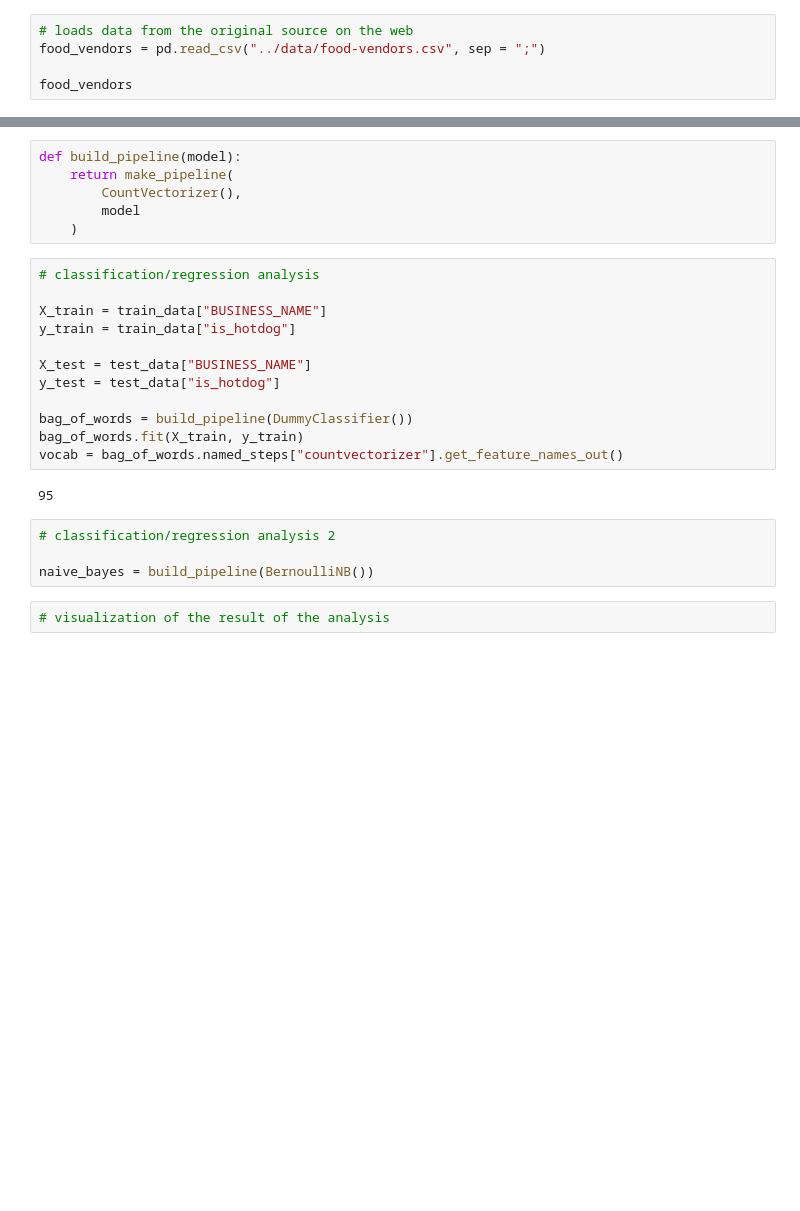
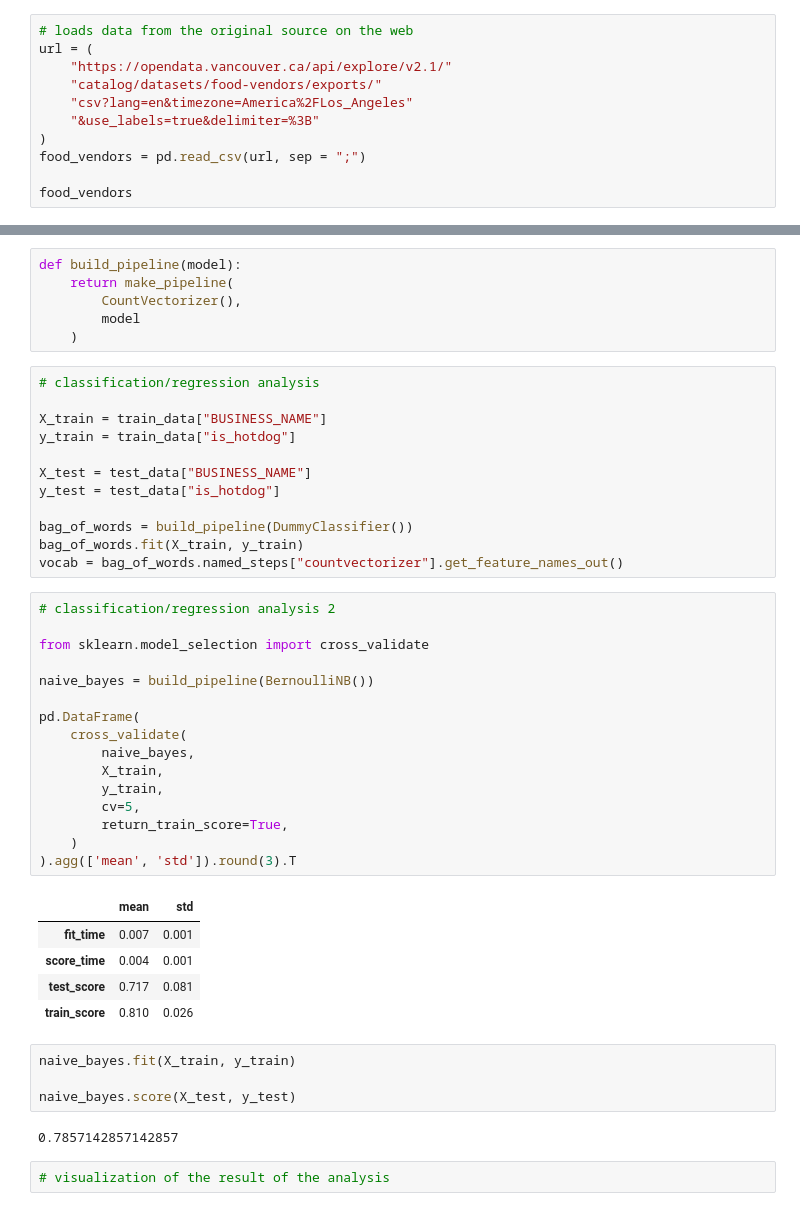
Before and after one commit to jentsang/hotdog-predictor, a Jupyter notebook: notebooks/dog_or_not.ipynb, the cells around one changed output, grey strips where cells are left out. Drawn from its saved outputs; the diff is of its cells as text; blank space fills up the shorter version.

Commit message:
Carried out naive-Bayes

```diff
--- a/notebooks/dog_or_not.ipynb
+++ b/notebooks/dog_or_not.ipynb
@@ -44,7 +44,13 @@ Here is the summary of our project...
 - note: all tables and figure should have a figure/table number and a legend
 # %%
 # loads data from the original source on the web
-food_vendors = pd.read_csv("../data/food-vendors.csv", sep = ";")
+url = (
+    "https://opendata.vancouver.ca/api/explore/v2.1/"
+    "catalog/datasets/food-vendors/exports/"
+    "csv?lang=en&timezone=America%2FLos_Angeles"
+    "&use_labels=true&delimiter=%3B"
+)
+food_vendors = pd.read_csv(url, sep = ";")
 
 food_vendors
 # %% [output]
@@ -126,12 +130,34 @@ y_test = test_data["is_hotdog"]
 bag_of_words = build_pipeline(DummyClassifier())
 bag_of_words.fit(X_train, y_train)
 vocab = bag_of_words.named_steps["countvectorizer"].get_feature_names_out()
-# %% [output]
-95
 # %%
 # classification/regression analysis 2
 
+from sklearn.model_selection import cross_validate
+
 naive_bayes = build_pipeline(BernoulliNB())
+
+pd.DataFrame(
+    cross_validate(
+        naive_bayes,
+        X_train,
+        y_train,
+        cv=5,
+        return_train_score=True,
+    )
+).agg(['mean', 'std']).round(3).T
+# %% [output]
+|  | mean | std |
+| fit_time | 0.007 | 0.001 |
+| score_time | 0.004 | 0.001 |
+| test_score | 0.717 | 0.081 |
+| train_score | 0.810 | 0.026 |
+# %%
+naive_bayes.fit(X_train, y_train)
+
+naive_bayes.score(X_test, y_test)
+# %% [output]
+0.7857142857142857
 # %%
 # visualization of the result of the analysis
 # %% [markdown]
```
Also changed, not shown: parts of 2 cells of this notebook.
